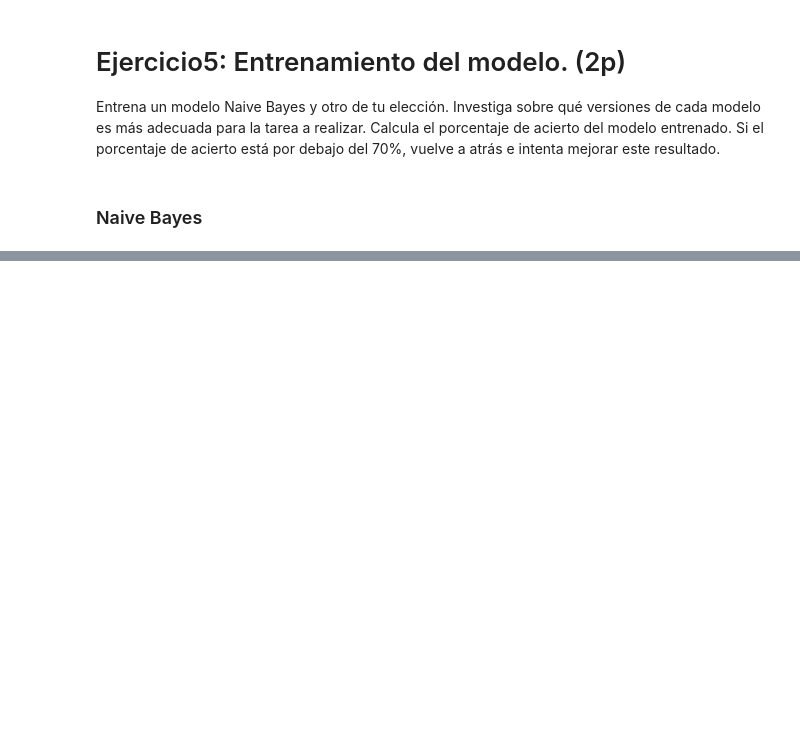
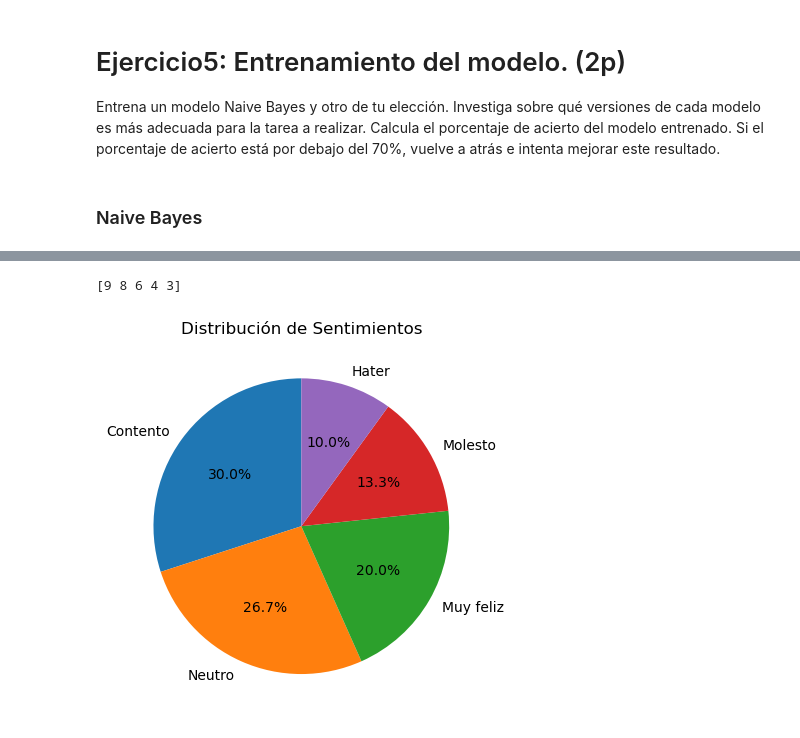
Before and after one commit to gloalvale/BAG2023-24, a Jupyter notebook: EXAMEN BAG/Prueba examen.ipynb, the cells around one changed output, grey strips where cells are left out. Saved outputs shown, nothing was run; the diff lists cells and outputs as text; code cells hidden in the pictures; blank space fills up the shorter version.

```diff
--- a/EXAMEN BAG/Prueba examen.ipynb
+++ b/EXAMEN BAG/Prueba examen.ipynb
@@ -686,0 +840,14 @@ La precisión del modelo desarrollado es 76.58722939785338
+# %%
+import matplotlib.pyplot as plt
+
+clasificador2(dataprueba)
+# pie(dataprueba['sentiments'])
+conteos = dataprueba['sentiments'].value_counts().values
+etiquetas = dataprueba['sentiments'].value_counts().index
+print(conteos)
+plt.pie(conteos, labels=etiquetas, autopct='%1.1f%%', startangle=90)
+plt.title('Distribución de Sentimientos')
+plt.show()
+# %% [output]
+[9 8 6 4 3]
+[figure, added]
```
Also changed, not shown: parts of 39 cells of this notebook, 7 other files.
